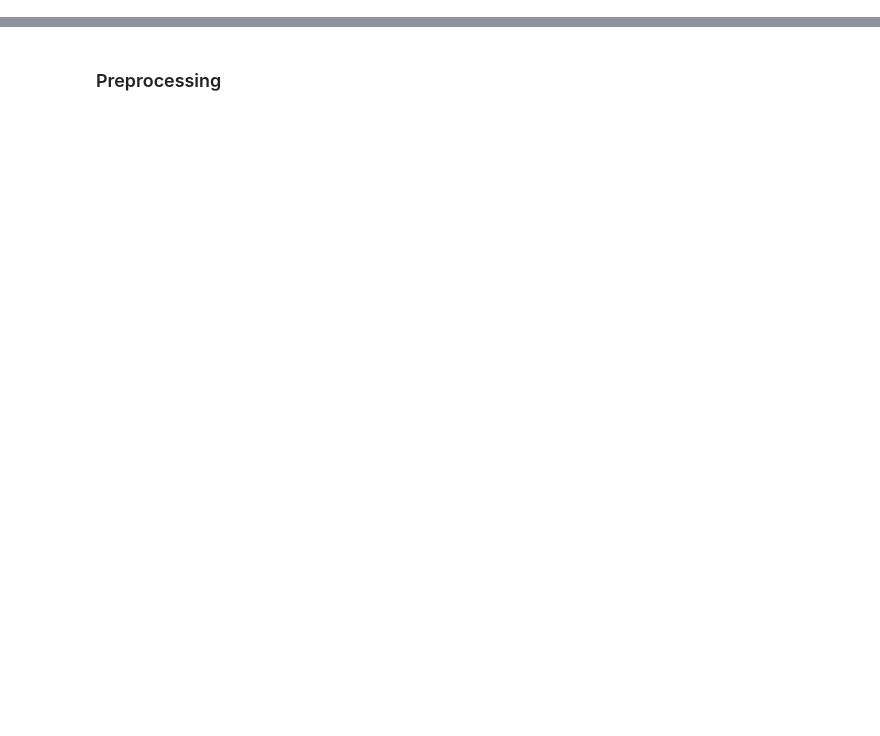
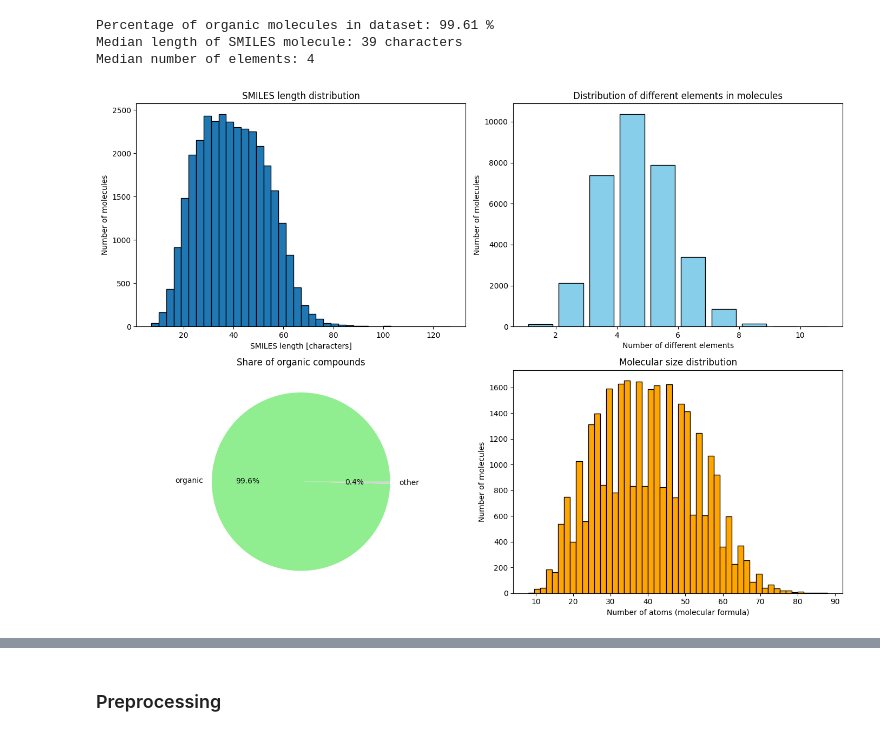
Before and after one commit to JanAndrzejewski050/Molecular-Spectro-Latent-Modeling, a Jupyter notebook: selfies_intro.ipynb, the cells around one changed output, grey strips where cells are left out. Drawn from its saved outputs; the diff is of its cells as text; code cells hidden in the pictures; blank space fills up the shorter version.

```diff
--- a/selfies_intro.ipynb
+++ b/selfies_intro.ipynb
@@ -581,0 +130,79 @@ tensor = torch.tensor([indices], dtype=torch.long)
+# %%
+# Function to count all elements in a SMILES string
+def count_elements(smiles):
+    elements = re.findall(r"[A-Z][a-z]?", smiles)  # Find all element symbols (C, Cl, Br, N, O...)
+    return len(set(elements))  # Count unique elements in the molecule
+
+data["n_elements"] = data["smiles"].map(count_elements)
+
+data["is_organic"] = data["smiles"].str.contains("C")
+
+data["smiles_len"] = data["smiles"].str.len()
+
+organic_percentage = round(data["is_organic"].mean() * 100, 2)
+median_smiles_len = int(data["smiles_len"].median())
+median_num_elements = int(data["n_elements"].median())
+
+print("Percentage of organic molecules in dataset:", organic_percentage, "%")
+print("Median length of SMILES molecule:", median_smiles_len, "characters")
+print("Median number of elements:", median_num_elements)
+# %% [output]
+Percentage of organic molecules in dataset: 99.61 %
+Median length of SMILES molecule: 39 characters
+Median number of elements: 4
+# %%
+fig, axes = plt.subplots(2, 2, figsize=(14, 10))
+(ax1, ax2), (ax3, ax4) = axes
+
+n_molecules = len(data)
+
+# 1. SMILES length histogram
+ax1.hist(data["smiles_len"], bins=40, edgecolor="black")
+ax1.set_xlabel("SMILES length [characters]")
+ax1.set_ylabel("Number of molecules")
+ax1.set_title(f"SMILES length distribution")
+
+# 2. Histogram of number of elements
+ax2.hist(
+    data["n_elements"].dropna(),
+    bins=range(1, 12),
+    rwidth=0.8,
+    color="skyblue",
+    edgecolor="black"
+)
+ax2.set_xlabel("Number of different elements")
+ax2.set_ylabel("Number of molecules")
+ax2.set_title(f"Distribution of different elements in molecules")
+
+# 3. Pie chart organic / other
+counts = data["is_organic"].value_counts()
+ax3.pie(
+    counts,
+    labels=["organic", "other"],
+    autopct="%.1f%%",
+    colors=["lightgreen", "lightgray"]
+)
+ax3.set_title("Share of organic compounds")
+
+# 4. Histogram of the number of atoms
+def atom_count(formula):
+    nums = re.findall(r"\d+", str(formula))
+    return sum(map(int, nums)) if nums else None
+
+data["atom_count"] = data["molecular_formula"].map(atom_count)
+
+ax4.hist(
+    data["atom_count"].dropna(),
+    bins=50,
+    color="orange",
+    edgecolor="black"
+)
+ax4.set_xlabel("Number of atoms (molecular formula)")
+ax4.set_ylabel("Number of molecules")
+ax4.set_title("Molecular size distribution")
+
+plt.tight_layout()
+plt.savefig("all_plots_combined.png", dpi=150)
+plt.show()
+# %% [output]
+[figure, added]
```
Also changed, not shown: parts of 64 cells of this notebook.
